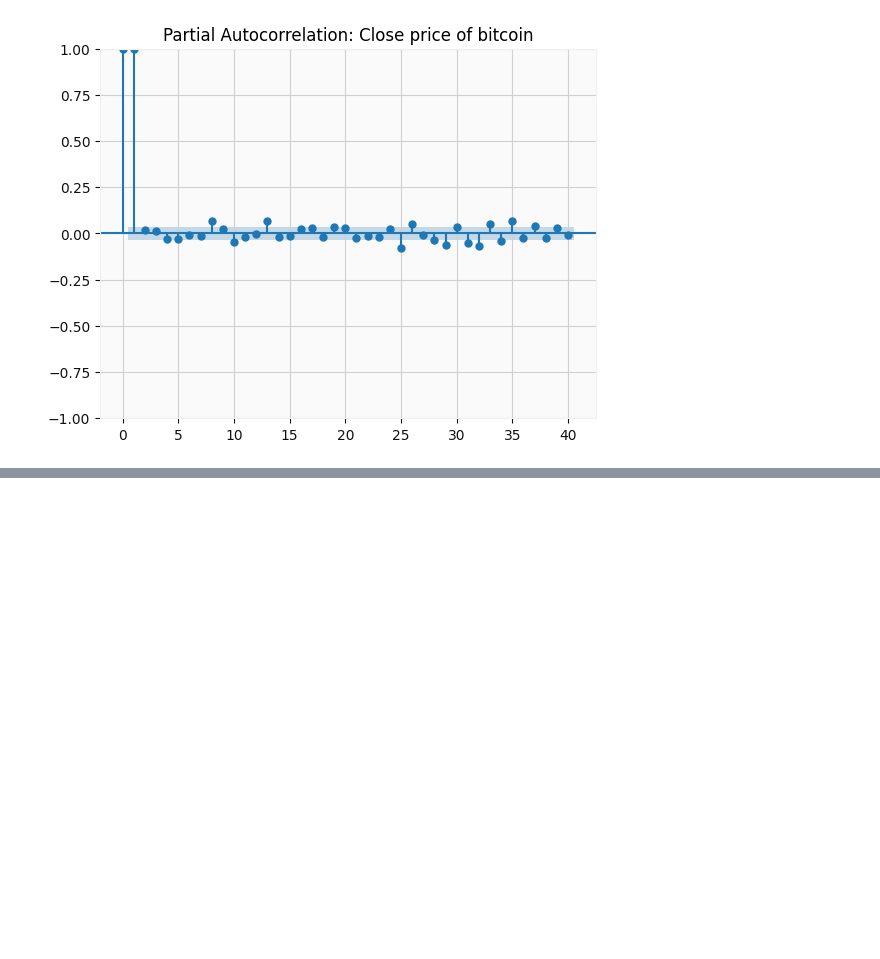
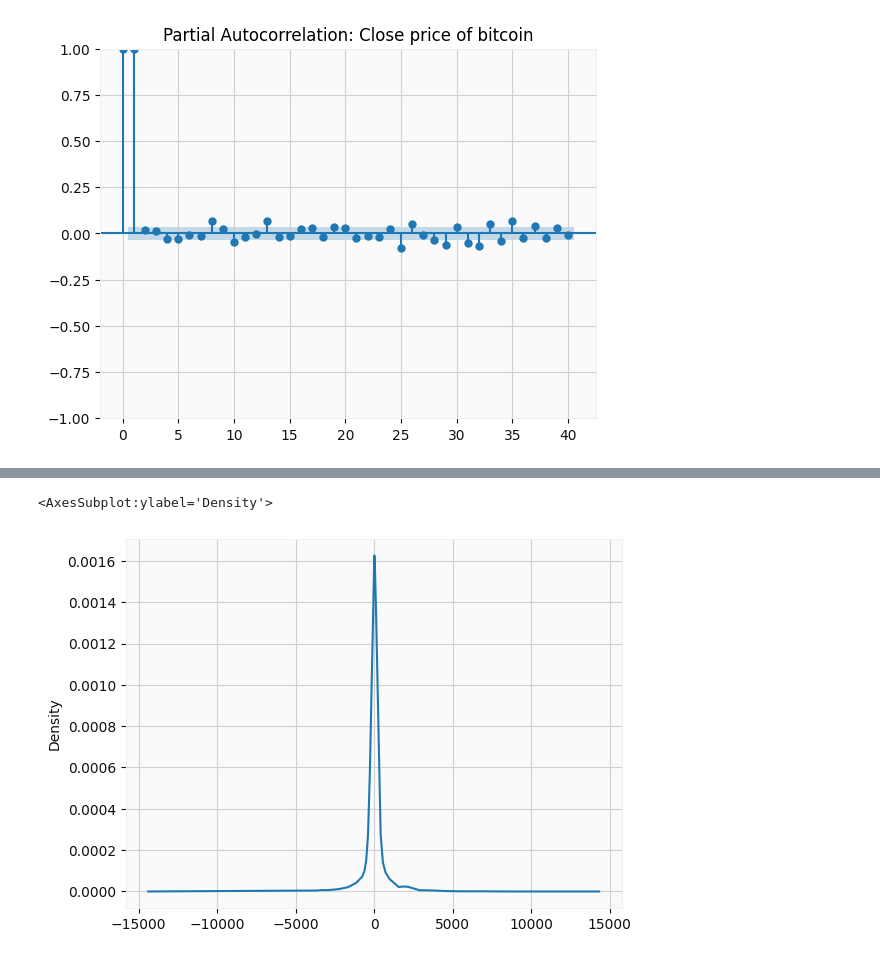
Before and after one commit to buiphamhaiha/Bitcoin-with-arima-arch-garch, a Jupyter notebook: project-bitcoin-with-arima-arch-garch.ipynb, the cells around one changed output, grey strips where cells are left out. Cells and saved outputs as stored; diff of their text form; code cells hidden in the pictures; blank space fills up the shorter version.

```diff
--- a/project-bitcoin-with-arima-arch-garch.ipynb
+++ b/project-bitcoin-with-arima-arch-garch.ipynb
@@ -188,0 +197,4 @@ plot_pacf(df['Close'],title=title,lags=lags);
+# %%
+from statsmodels.tsa.statespace.sarimax import SARIMAX
+model=SARIMAX(df['Close'],order=(1,0,1),seasonal_order=(1, 0, 0, 12))
+result=model.fit()
@@ -188,0 +220,5 @@ plot_pacf(df['Close'],title=title,lags=lags);
+# %%
+result.resid.plot(kind='kde')
+# %% [output]
+<AxesSubplot:ylabel='Density'>
+[figure, added]
```
Also changed, not shown: parts of 6 cells of this notebook.
